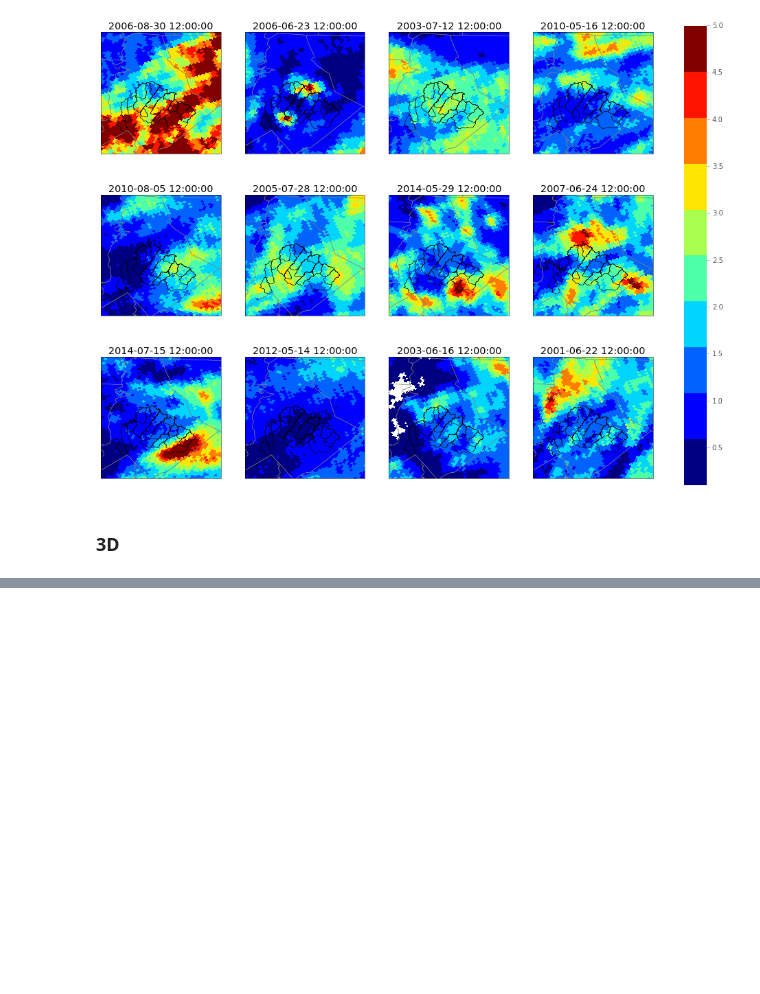
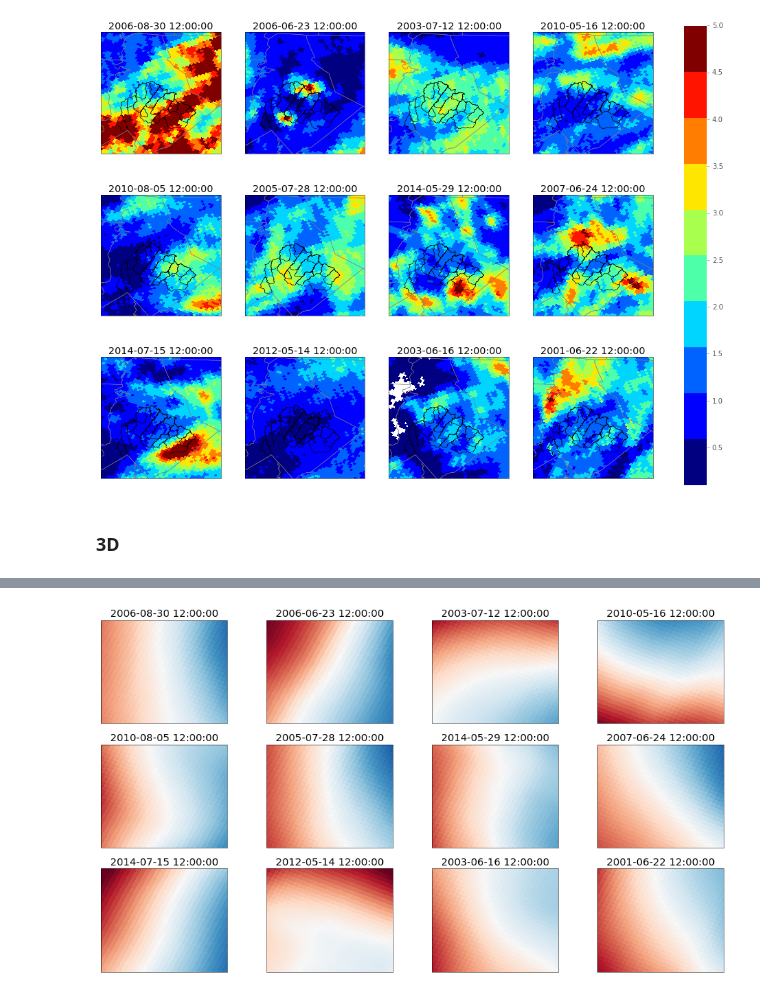
Before and after one commit to jsignell/radar-tools, a Jupyter notebook: Storm overview.ipynb, the cells around one changed output, grey strips where cells are left out. Cells and saved outputs as stored; diff of their text form; code cells hidden in the pictures; blank space fills up the shorter version.

```diff
--- a/Storm overview.ipynb
+++ b/Storm overview.ipynb
@@ -60,8 +62,10 @@ cbar.set_label(''.join(['<-- less rain', ' '*100, 'more rain -->']), fontsize=20
 # %%
-kwargs = dict(cmap = plt.cm.get_cmap('RdBu'), nrows=6, ncols=4)
-fig = plt.figure(figsize=(16,24))
-for n in range(0,24):
+kwargs = dict(cmap = plt.cm.get_cmap('RdBu'), nrows=4, ncols=4)
+fig = plt.figure(figsize=(16,12))
+for n in range(0,12):
     c = Radar('charlotte', TOP50.t_begin[n], how='hdf5', store='TOP50.h5', fname='storm_{yyyy}_{mm:02d}_{dd:02d}')
     scat, ax = c.centralized_difference(n=n+1, **kwargs)
     ax.set_title(c.t)
-plt.savefig('/home/jsignell/Paper/Notebooks/output/Top 24 Events in 3D.png')
+#plt.savefig('/home/jsignell/Paper/Notebooks/output/Top 24 Events in 3D.png')
+# %% [output]
+[figure, added]
```
Also changed, not shown: parts of 2 cells of this notebook, 1 other file.
